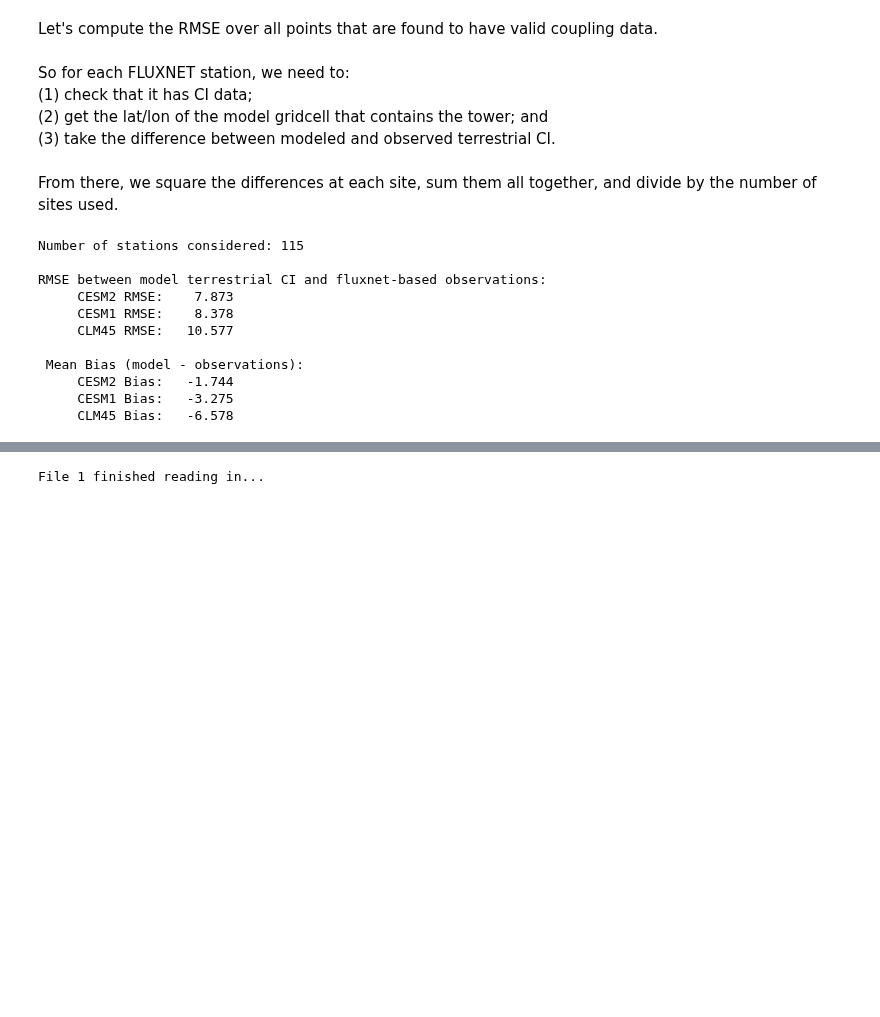
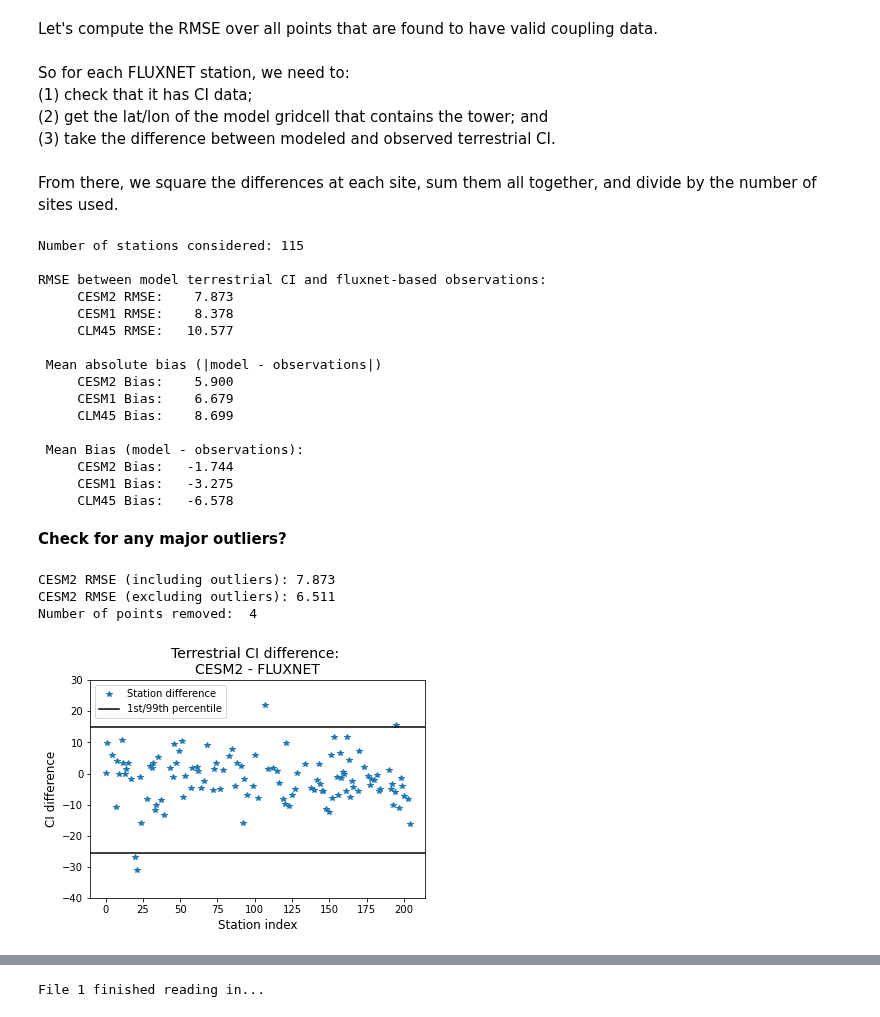
Before and after one commit to megandevlan/Coupling_CAM6CLM5, a Jupyter notebook: FLUXNET_coupling.ipynb, the cells around one changed output, grey strips where cells are left out. Cells and saved outputs as stored; diff of their text form; code cells hidden in the pictures; blank space fills up the shorter version.

Commit message:
CLM4/4.5/5 terraCI comparison

```diff
--- a/FLUXNET_coupling.ipynb
+++ b/FLUXNET_coupling.ipynb
@@ -662,6 +664,11 @@ print('     CESM2 RMSE: %8.3f' % RMSE_CESM2)
 print('     CESM1 RMSE: %8.3f' % RMSE_CESM1)
 print('     CLM45 RMSE: %8.3f' % RMSE_CLM45)
 
+print('\n Mean absolute bias (|model - observations|)')
+print('     CESM2 Bias: %8.3f' % np.nanmean(np.abs(terraCI_CESM2diff)))
+print('     CESM1 Bias: %8.3f' % np.nanmean(np.abs(terraCI_CESM1diff)))
+print('     CLM45 Bias: %8.3f' % np.nanmean(np.abs(terraCI_CLM45diff)))
+
 print('\n Mean Bias (model - observations):')
 print('     CESM2 Bias: %8.3f' % np.nanmean(terraCI_CESM2diff))
 print('     CESM1 Bias: %8.3f' % np.nanmean(terraCI_CESM1diff))
@@ -674,7 +681,45 @@ RMSE between model terrestrial CI and fluxnet-based observations:
      CESM1 RMSE:    8.378
      CLM45 RMSE:   10.577
 
+ Mean absolute bias (|model - observations|)
+     CESM2 Bias:    5.900
+     CESM1 Bias:    6.679
+     CLM45 Bias:    8.699
+
  Mean Bias (model - observations):
      CESM2 Bias:   -1.744
      CESM1 Bias:   -3.275
      CLM45 Bias:   -6.578
+# %% [markdown]
+**Check for any major outliers?**
+# %%
+# -----------------------
+# CESM2 simulation...
+# -----------------------
+
+# Plot difference in CI at each station as a dot
+plt.plot(np.arange(205), terraCI_CESM2diff,'*')
+plt.xlabel('Station index',fontsize=12)
+plt.ylabel('CI difference',fontsize=12)
+plt.title('Terrestrial CI difference: \nCESM2 - FLUXNET', fontsize=14)
+
+# Get percentiles too and plot as horizontal lines
+pct1  = np.nanpercentile(terraCI_CESM2diff, 1)
+pct99 = np.nanpercentile(terraCI_CESM2diff, 99)
+plt.axhline(pct1,  color='k')
+plt.axhline(pct99, color='k')
+plt.ylim([-40,30])
+plt.legend(['Station difference','1st/99th percentile'],loc='upper left')
+
+# Print RMSE with vs. without points outside this boundary...
+ikeep = np.where( (terraCI_CESM2diff>= pct1) & (terraCI_CESM2diff<=pct99))[0]
+RMSE_CESM2exclude = np.sqrt(np.nansum(terraCI_CESM2diff[ikeep]**2) / len(ikeep) )
+
+print('CESM2 RMSE (including outliers): %.3f' % RMSE_CESM2)
+print('CESM2 RMSE (excluding outliers): %.3f' % RMSE_CESM2exclude)
+print('Number of points removed: ', nValidStation - len(ikeep))
+# %% [output]
+CESM2 RMSE (including outliers): 7.873
+CESM2 RMSE (excluding outliers): 6.511
+Number of points removed:  4
+[figure, added]
```
Also changed, not shown: parts of 15 cells of this notebook.
